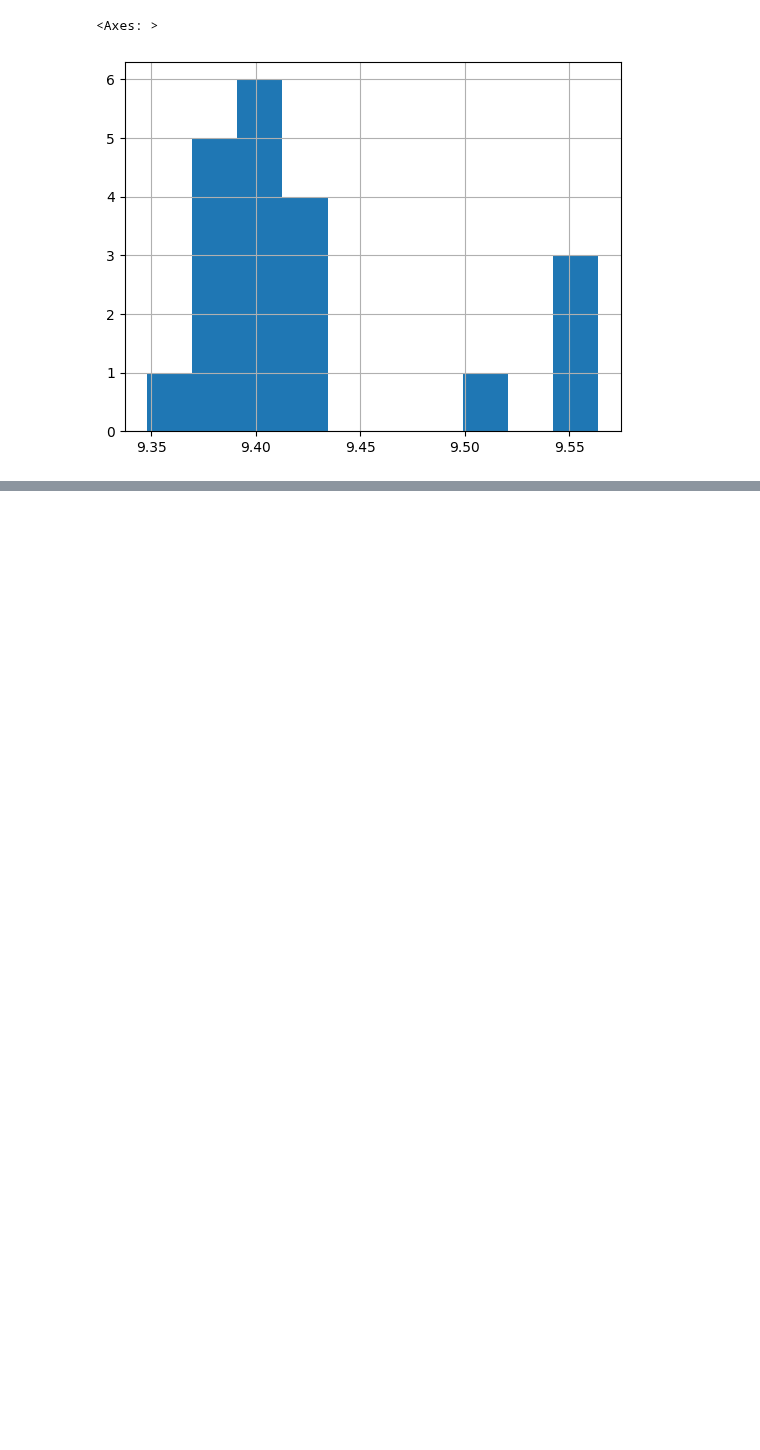
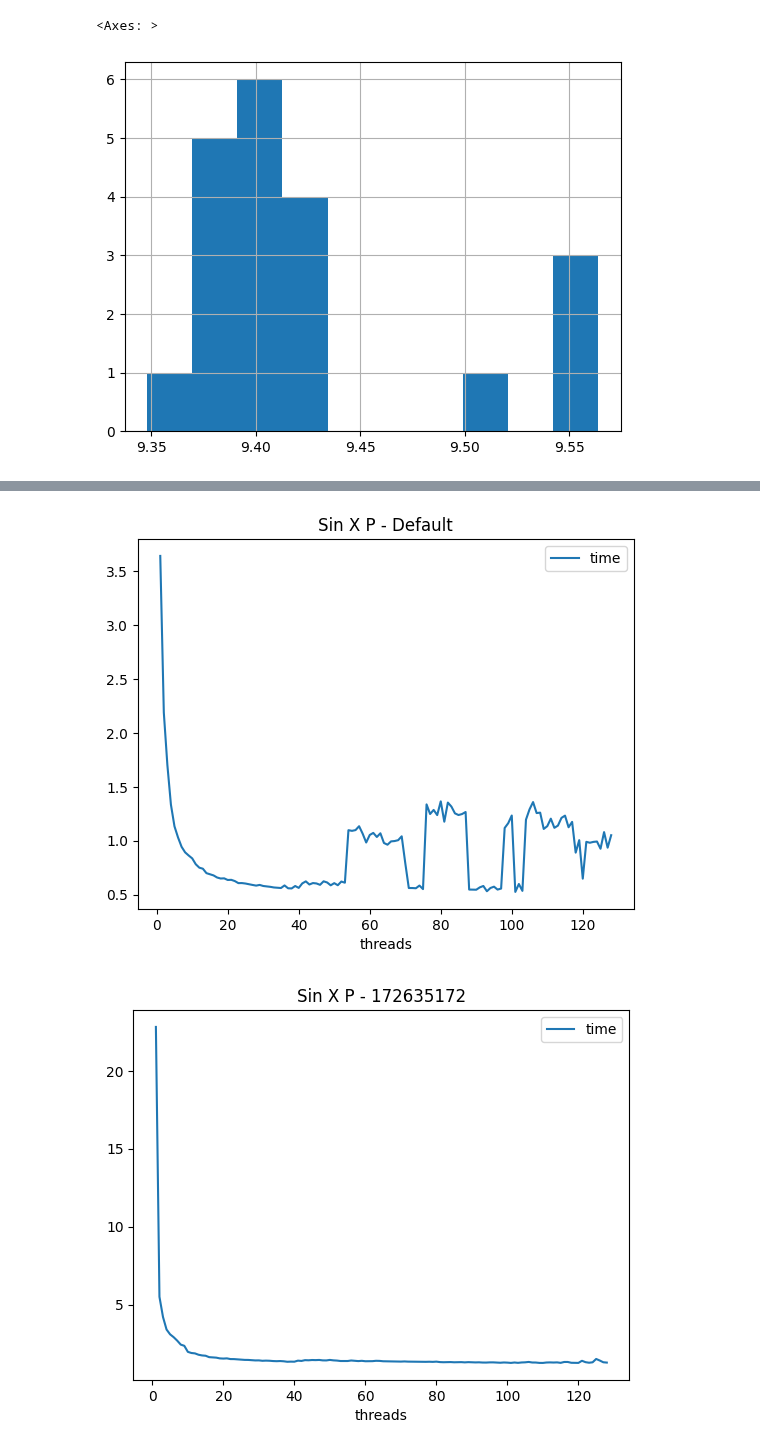
Before and after one commit to jparadadev/notebooks, a Jupyter notebook: high-performance-for-cyber-security/sinx.ipynb, the cells around one changed output, grey strips where cells are left out. Cells and saved outputs as stored; diff of their text form; code cells hidden in the pictures; blank space fills up the shorter version.

```diff
--- a/high-performance-for-cyber-security/sinx.ipynb
+++ b/high-performance-for-cyber-security/sinx.ipynb
@@ -46,0 +49,5 @@ df_ori_hard['time'].hist()
+# %%
+df_p_easy = pd.read_csv('./datasets/sinx-p.1.128.csv')
+df_p_hard = pd.read_csv('./datasets/sinx-p.172635172.1.128.csv')
+
+df_p_easy.head()
@@ -46,0 +61,5 @@ df_ori_hard['time'].hist()
+# %%
+df_p_easy_med = df_p_easy.groupby(['threads'], as_index=True)['time'].median().reset_index(name='time')
+df_p_hard_med = df_p_hard.groupby(['threads'], as_index=True)['time'].median().reset_index(name='time')
+
+df_p_easy_med.head()
@@ -46,0 +73,8 @@ df_ori_hard['time'].hist()
+# %%
+df_p_easy_med.plot(x='threads', y='time', title='Sin X P - Default')
+df_p_hard_med.plot(x='threads', y='time', title='Sin X P - 172635172')
+
+plt.show()
+# %% [output]
+[figure, added]
+[figure, added]
```
Also changed, not shown: parts of 3 cells of this notebook, 2 other files.
